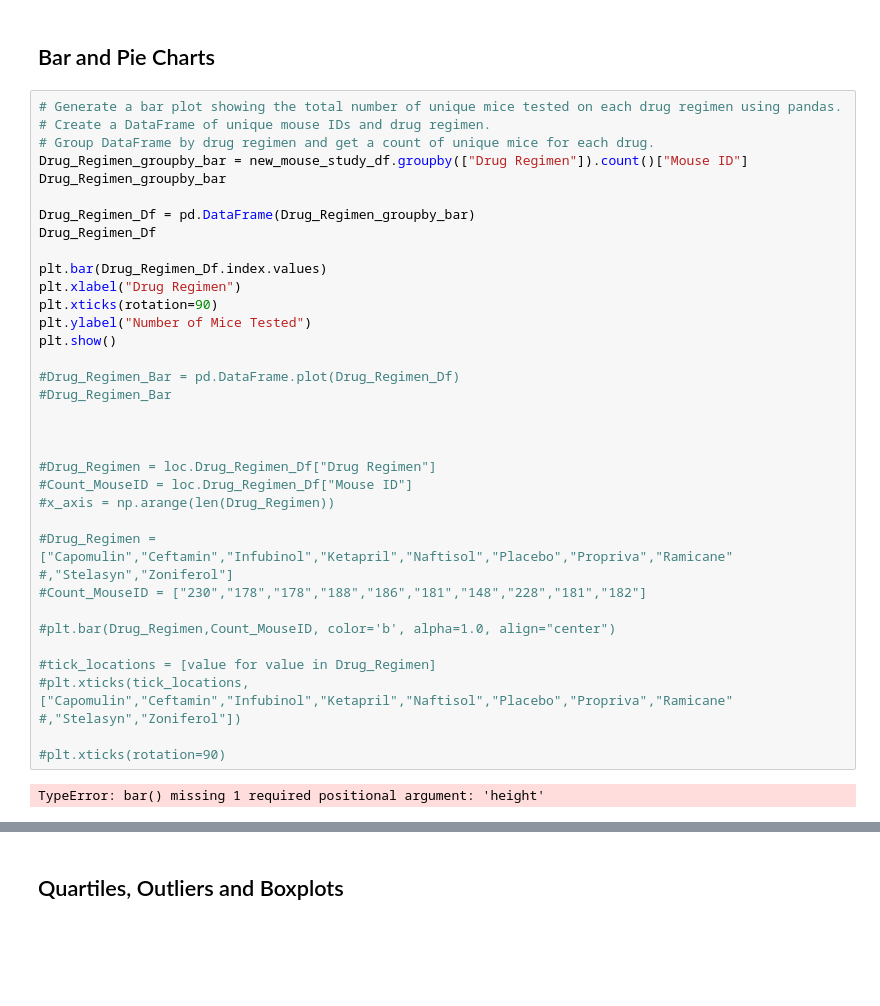
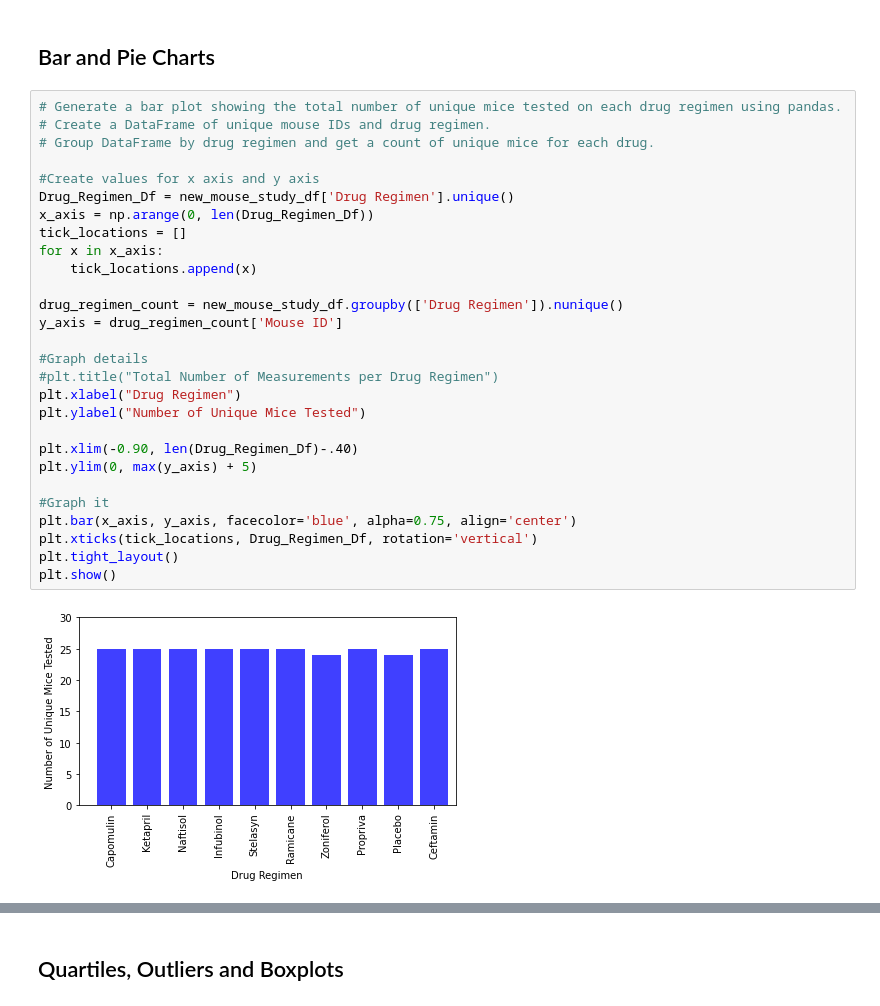
Before and after one commit to cgardner1388/matplotlib-challenge, a Jupyter notebook: matplotlib-challenge.ipynb, the cells around one changed output, grey strips where cells are left out. Cells and saved outputs as stored; diff of their text form; blank space fills up the shorter version.

```diff
--- a/matplotlib-challenge.ipynb
+++ b/matplotlib-challenge.ipynb
@@ -182,41 +182,33 @@ tumor_vol_agg_df
 # %%
 # Generate a bar plot showing the total number of unique mice tested on each drug regimen using pandas.
 # Create a DataFrame of unique mouse IDs and drug regimen.
 # Group DataFrame by drug regimen and get a count of unique mice for each drug.
-Drug_Regimen_groupby_bar = new_mouse_study_df.groupby(["Drug Regimen"]).count()["Mouse ID"]
-Drug_Regimen_groupby_bar
 
-Drug_Regimen_Df = pd.DataFrame(Drug_Regimen_groupby_bar)
-Drug_Regimen_Df
+#Create values for x axis and y axis
+Drug_Regimen_Df = new_mouse_study_df['Drug Regimen'].unique()
+x_axis = np.arange(0, len(Drug_Regimen_Df))
+tick_locations = []
+for x in x_axis:
+    tick_locations.append(x)
 
-plt.bar(Drug_Regimen_Df.index.values)
+drug_regimen_count = new_mouse_study_df.groupby(['Drug Regimen']).nunique()
+y_axis = drug_regimen_count['Mouse ID']
+
+#Graph details
+#plt.title("Total Number of Measurements per Drug Regimen")
 plt.xlabel("Drug Regimen")
-plt.xticks(rotation=90)
-plt.ylabel("Number of Mice Tested")
+plt.ylabel("Number of Unique Mice Tested")
+
+plt.xlim(-0.90, len(Drug_Regimen_Df)-.40)
+plt.ylim(0, max(y_axis) + 5)
+
+#Graph it
+plt.bar(x_axis, y_axis, facecolor='blue', alpha=0.75, align='center')
+plt.xticks(tick_locations, Drug_Regimen_Df, rotation='vertical')
+plt.tight_layout()
 plt.show()
-
-#Drug_Regimen_Bar = pd.DataFrame.plot(Drug_Regimen_Df)
-#Drug_Regimen_Bar
-
-
-
-#Drug_Regimen = loc.Drug_Regimen_Df["Drug Regimen"]
-#Count_MouseID = loc.Drug_Regimen_Df["Mouse ID"]
-#x_axis = np.arange(len(Drug_Regimen))
-
-#Drug_Regimen = ["Capomulin","Ceftamin","Infubinol","Ketapril","Naftisol","Placebo","Propriva","Ramicane"
-#,"Stelasyn","Zoniferol"]
-#Count_MouseID = ["230","178","178","188","186","181","148","228","181","182"]
-
-#plt.bar(Drug_Regimen,Count_MouseID, color='b', alpha=1.0, align="center")
-
-#tick_locations = [value for value in Drug_Regimen]
-#plt.xticks(tick_locations,["Capomulin","Ceftamin","Infubinol","Ketapril","Naftisol","Placebo","Propriva","Ramicane"
-#,"Stelasyn","Zoniferol"])
-
-#plt.xticks(rotation=90)
 # %% [output]
-TypeError: bar() missing 1 required positional argument: 'height'
+[figure, added]
 # %%
 # Generate a bar plot showing the total number of unique mice tested on each drug regimen using pyplot.
 # Create a DataFrame of unique mouse IDs and drug regimen.
```
Also changed, not shown: parts of 10 cells of this notebook.
